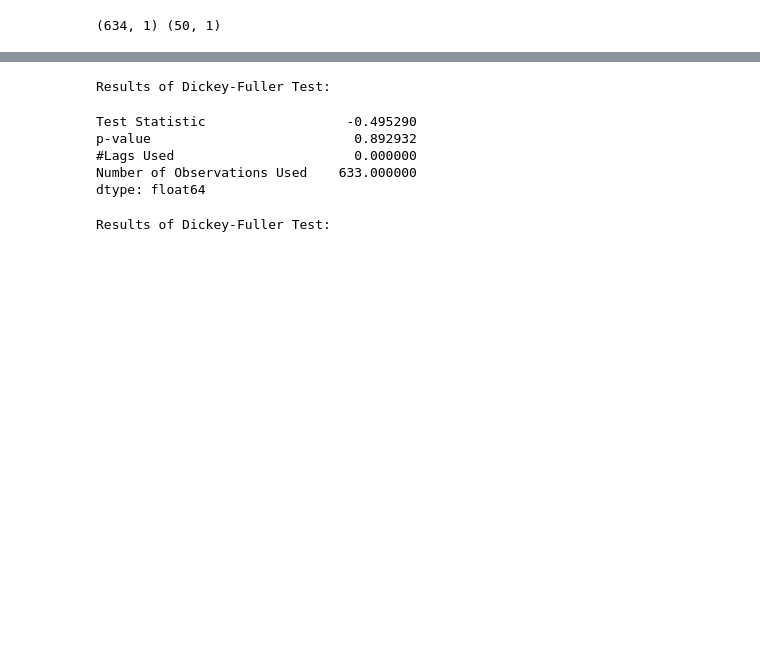
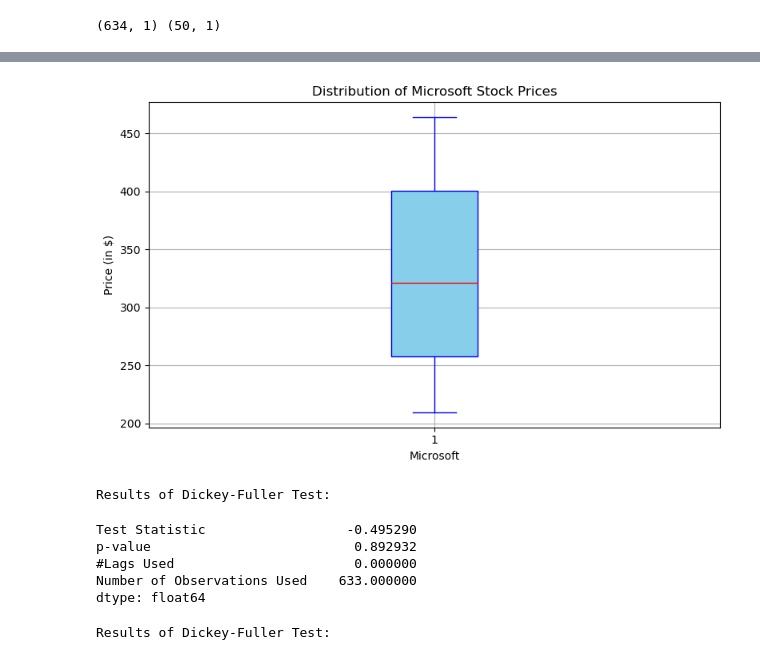
Before and after one commit to 035skt/ECO723, a Jupyter notebook: Analysis_12.ipynb, the cells around one changed output, grey strips where cells are left out. Drawn from its saved outputs; the diff is of its cells as text; code cells hidden in the pictures; blank space fills up the shorter version.

```diff
--- a/Analysis_12.ipynb
+++ b/Analysis_12.ipynb
@@ -34,3 +66,25 @@ print(X_train.shape,X_test.shape)
+# %%
+#Boxplot of the data
+plt.figure(figsize=(8, 5))
+plt.boxplot(X_train,
+            vert=True,
+            patch_artist=True,  # Required to fill the boxes with color
+            boxprops=dict(facecolor='skyblue', color='blue'),
+            medianprops=dict(color='red'),
+            whiskerprops=dict(color='blue'),
+            capprops=dict(color='blue'),
+            flierprops=dict(markerfacecolor='orange', marker='o', markersize=5, linestyle='none', markeredgecolor='gray'))
+
+plt.xlabel("Microsoft")
+plt.ylabel("Price (in $)")
+plt.title("Distribution of Microsoft Stock Prices")
+plt.grid(True)
+
+plt.tight_layout()
+plt.savefig("microsoft_boxplot.png", dpi=300, bbox_inches='tight')
+plt.show()
+# %% [output]
+[figure, added]
 # %%
 #testting for the stationarity of the chosen series
 #using Dickey-Fuller test
```
Also changed, not shown: parts of 8 cells of this notebook, 4 other files.
